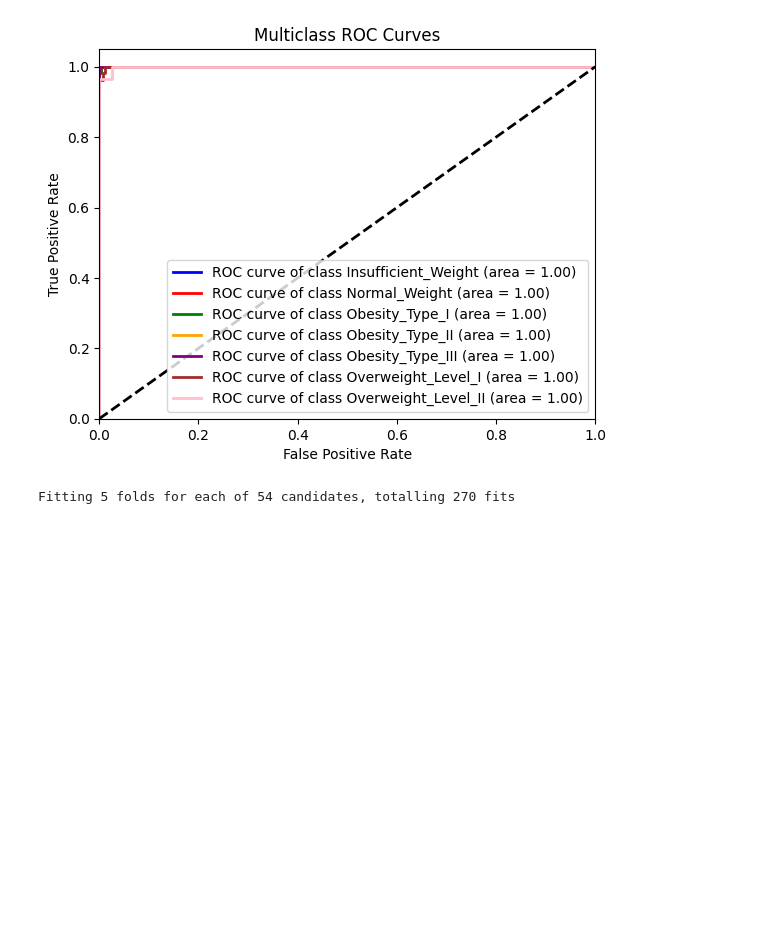
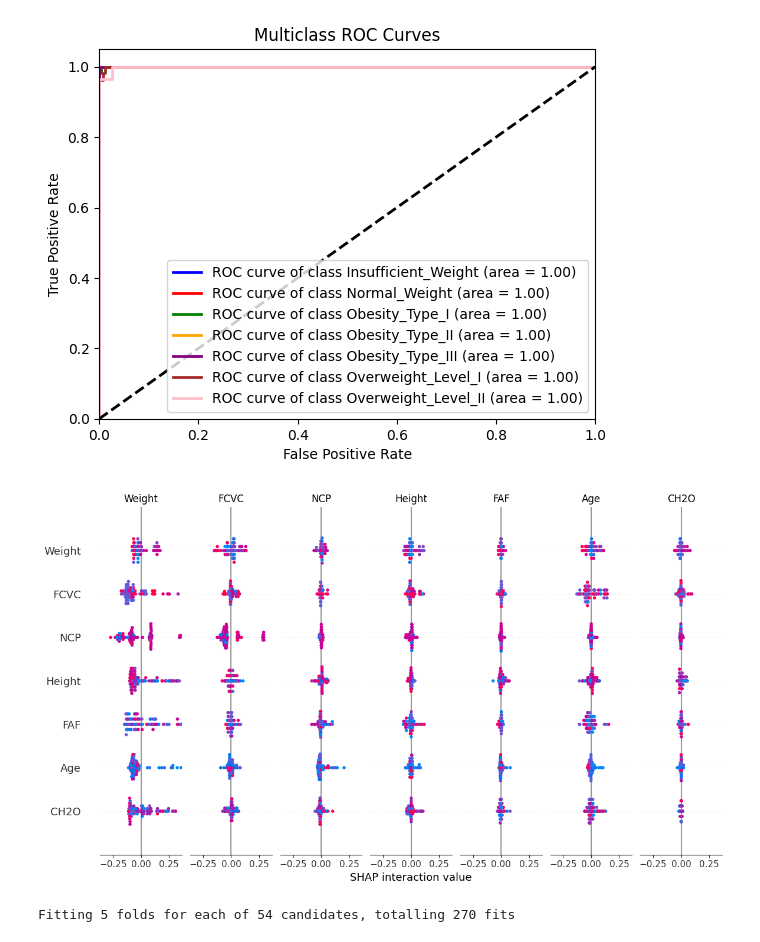
Before and after one commit to antan123/AAI_510_final_project, a Jupyter notebook: EDA_Feature_Engineering.ipynb, the cells around one changed output. Saved outputs shown, nothing was run; the diff lists cells and outputs as text; code cells hidden in the pictures; blank space fills up the shorter version.

```diff
--- a/EDA_Feature_Engineering.ipynb
+++ b/EDA_Feature_Engineering.ipynb
@@ -669,4 +669,23 @@ elif y_proba is not None:
     plt.show();
 # %% [output]
 [figure]
+# %%
+try:
+    # Get feature names after preprocessing (you already have this from feature importance)
+    num_features = numerical_cols  # Make sure this matches your numerical columns
+    cat_features = preprocessor_obj.named_transformers_['cat'].get_feature_names_out(categorical_cols)
+    all_feature_names = np.concatenate([num_features, cat_features])
+
+    # SHAP needs either the training data or a sample of the test data
+    # Using a sample for faster computation (SHAP can be slow for large datasets)
+    sample_idx = np.random.choice(X_test.shape[0], 100, replace=False)
+    X_sample = X_test[sample_idx]
+
+    # Plot SHAP summary
+    plot_shap_summary(model_rf, X_sample, all_feature_names)
+
+except Exception as e:
+    print(f"Could not plot SHAP summary: {str(e)}")
+# %% [output]
+[figure, added]
 # %%
```
Also changed, not shown: parts of 10 cells of this notebook.
